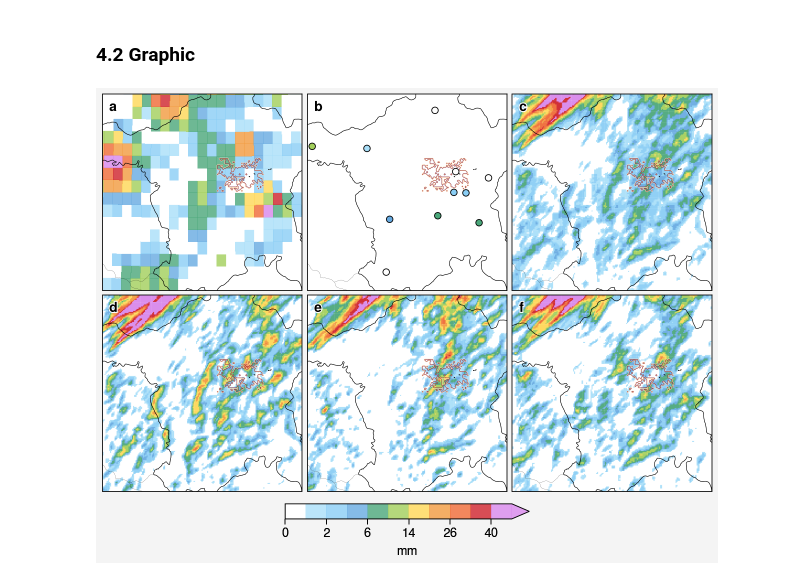
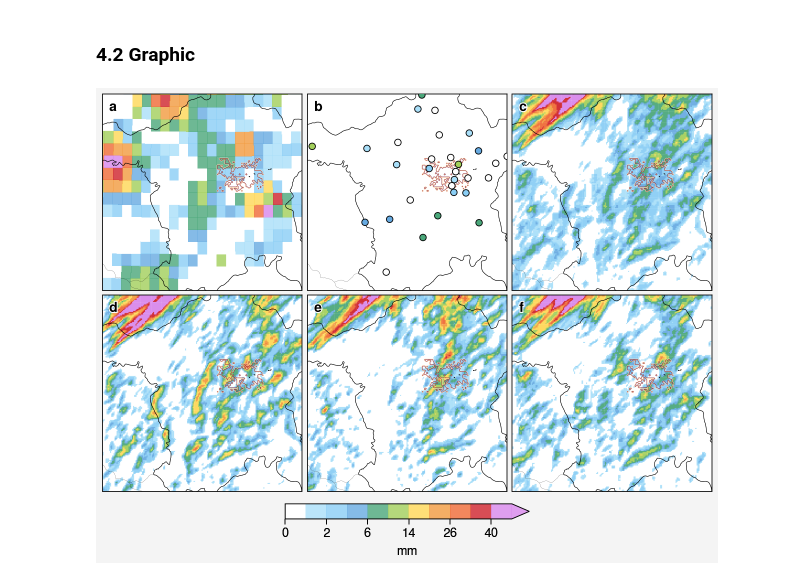
Before and after one commit to donmezkutay/Urban-Precipitation-Article, a Jupyter notebook: revision_daily_verification_summer.ipynb, the cells around one changed output. Cells and saved outputs as stored; diff of their text form; code cells hidden in the pictures.

Commit message:
#update station locations

```diff
--- a/revision_daily_verification_summer.ipynb
+++ b/revision_daily_verification_summer.ipynb
@@ -212,7 +212,7 @@ def retrieve_station(province):
 def get_station_metadata(province):
 
     data_source = 'mgm'
-    dt = pd.read_excel(fr'data/observation/{data_source}/metadata.xlsx')
+    dt = pd.read_excel(fr'data/observation/{data_source}/locations.xlsx')
     dt.attrs['data-source'] = 'station metadata'
     dt.attrs['province'] = province
     dt.attrs['height-unit'] = 'm'
@@ -396,32 +419,32 @@ for t in range(graphic_no):
                        c = observation.T.values,
                        marker = "o",
                        markersize = 22,
                        markeredgecolor = 'k',
                        cmap = cmap,
                        norm = norm,
                        #transform=cartopy.crs.PlateCarree(),
-                       zorder = 0.2)
+                       zorder = 10.2)
 
     contour = axs[t].contour(dt_border['lon'],
                             dt_border['lat'],
                             dt_border,
                             linewidth = 0.1
                             )
 
 # colorbar
 cbar = fig.colorbar(mesh,
                     label='mm',
                     ticks = ticks,
                     loc = 'b',
                     shrink = 0.4,
                     width = 0.15,
                     extend = 'max'
                     #col=2
                    )
 
 #save figure
 plt.savefig(r'pictures/revision_summer_verification_daily.jpeg',
             bbox_inches='tight', optimize=True,
             progressive=True, dpi=1000)
 # %% [output]
-[figure, old version]
+[figure, new version]
```
Also changed, not shown: parts of 4 cells of this notebook, 2 other files.
